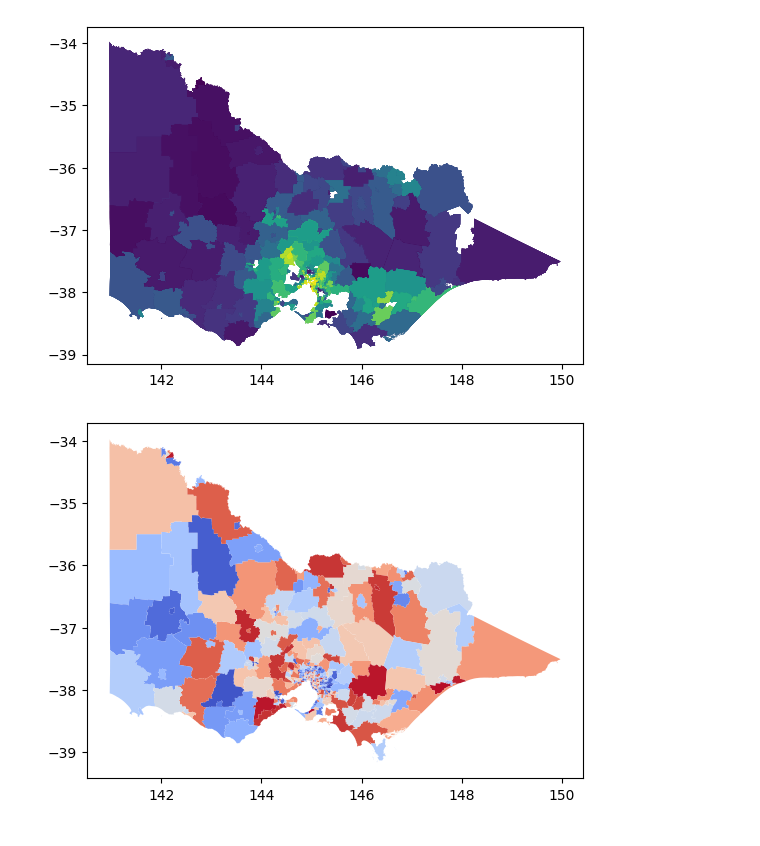
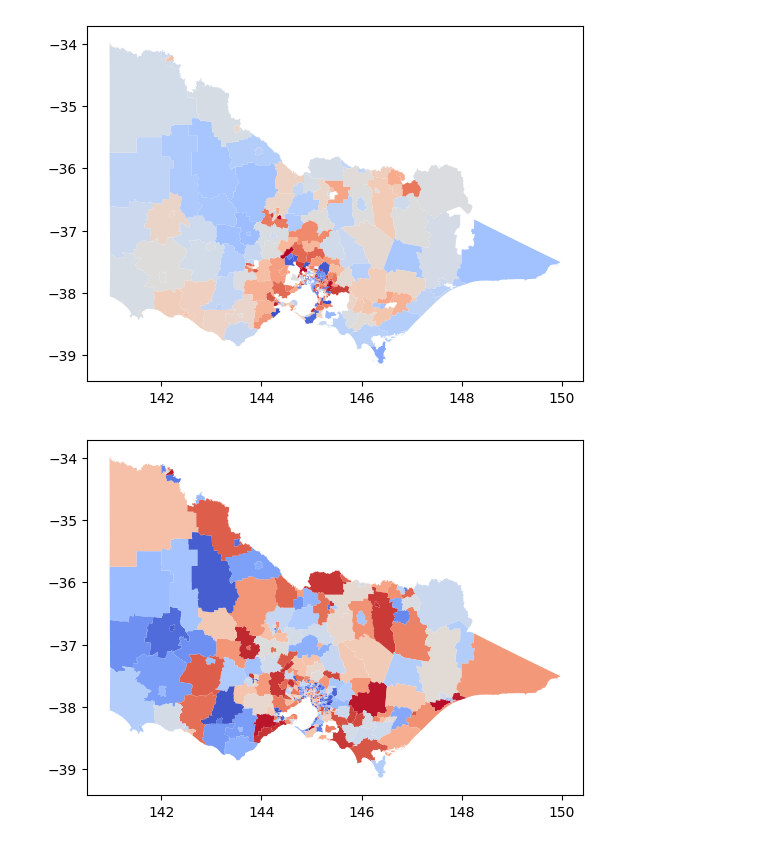
Before and after one commit to MAST30034-AppliedDataScience/project-2-group-real-estate-industry-project-19, a Jupyter notebook: notebooks/visualization_income_population.ipynb, the cells around one changed output. Cells and saved outputs as stored; diff of their text form; code cells hidden in the pictures.

```diff
--- a/notebooks/visualization_income_population.ipynb
+++ b/notebooks/visualization_income_population.ipynb
@@ -23,7 +23,7 @@ spark = (
     .getOrCreate()
 )
 
-income_address=f"../data/raw/income.csv"
+income_address=f"../data/raw/income_only.csv"
 population_address='../data/raw/population.csv'
 
 df_income=spark.read.csv(income_address, header=True)
@@ -51,13 +43,15 @@ merged_gdf.to_file("../data/raw/pop_income/pop_income.shp")
 # %%
 import matplotlib.pyplot as plt
 
-ax=income_gdf.plot(column='estimates_personal_income_year_ended_30_june_mean_employee', cmap='viridis')
+# equivalised_total_household_income_census_median_weekly,  value_2019
+
+ax=income_gdf.plot(column='equivalised_total_household_income_census_median_weekly', cmap='coolwarm')
 
 plt.savefig("../plots/income_heatmap.png", dpi=300)
 
 ax=population_gdf.plot(column='Net population change', cmap='coolwarm')
 
 plt.savefig("../plots/population_heatmap.png", dpi=300)
 # %% [output]
-[figure, old version]
+[figure, new version]
 [figure]
```
Also changed, not shown: parts of 2 cells of this notebook, 3 other files.
